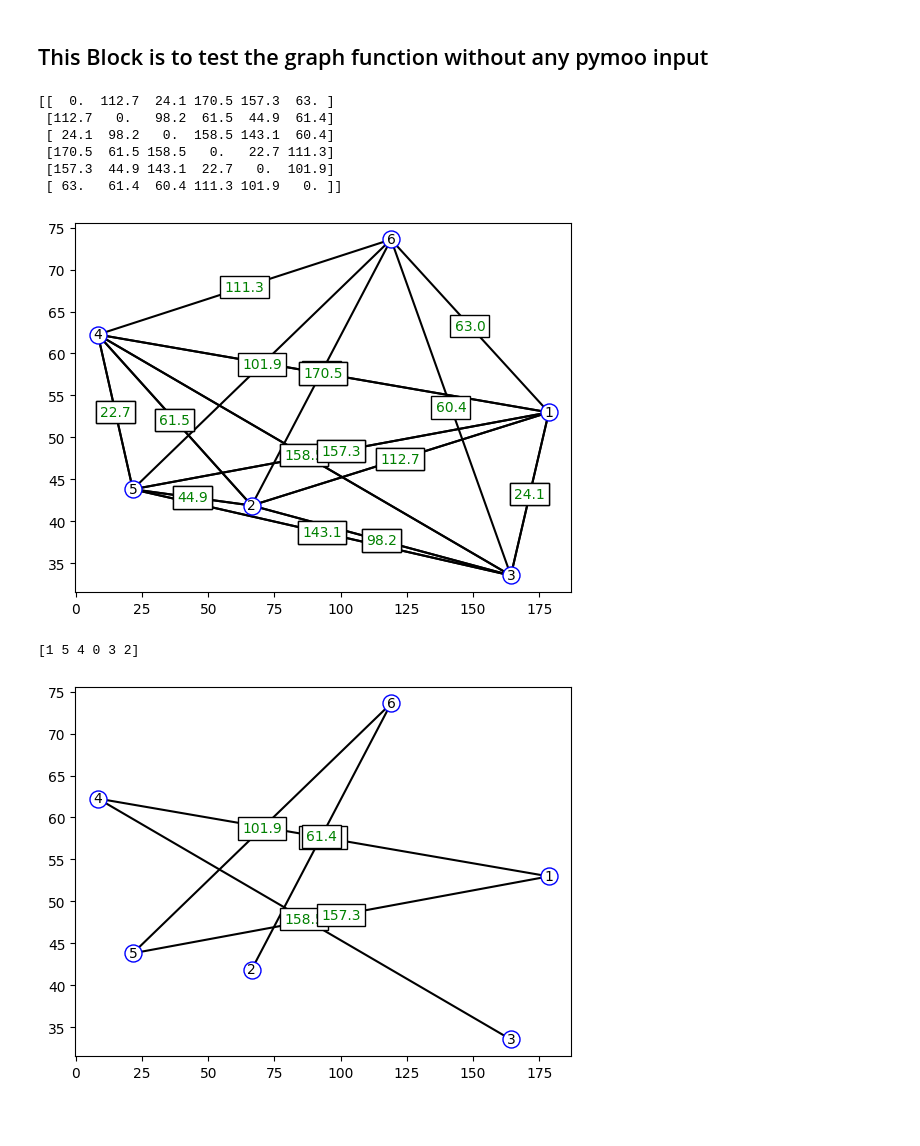
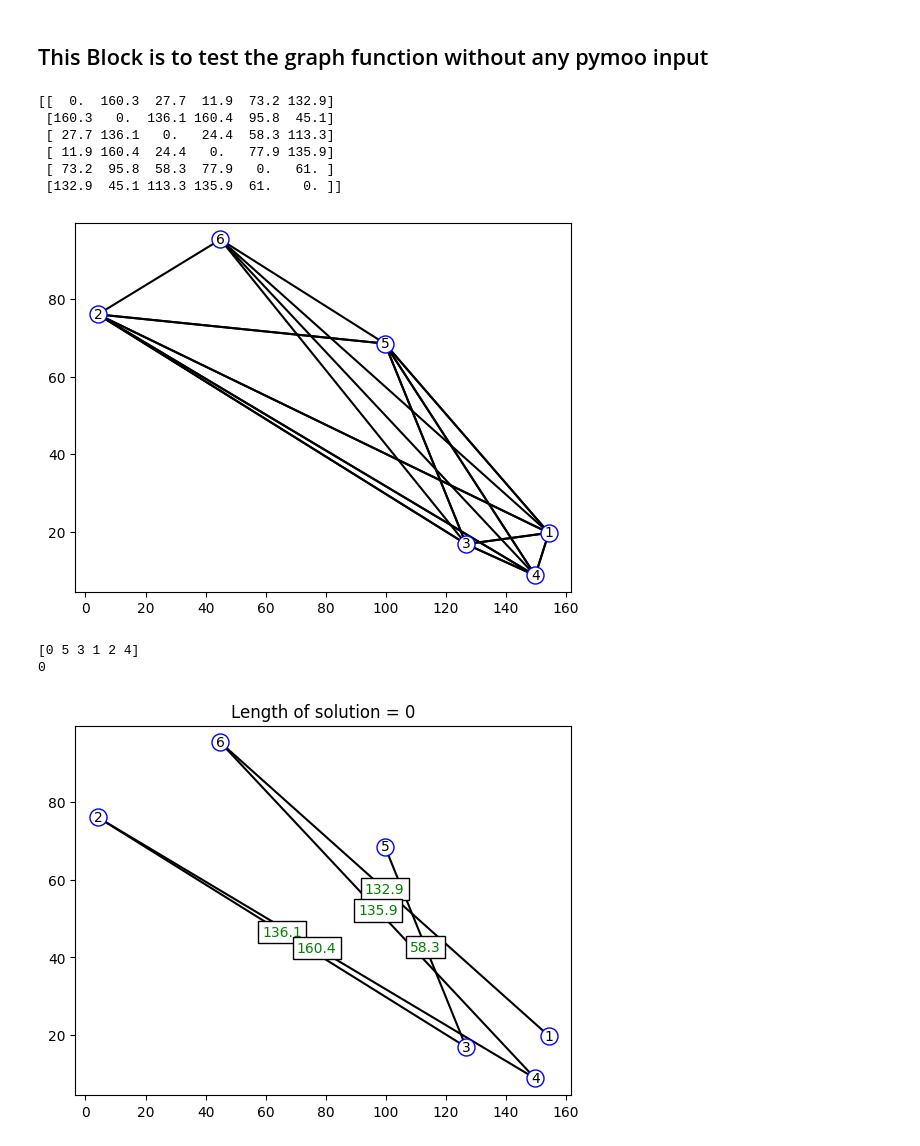
Before and after one commit to AshtonBeresford/Optimization-Research, a Jupyter notebook: longestPathTemp.ipynb, the cells around one changed output. Drawn from its saved outputs; the diff is of its cells as text; code cells hidden in the pictures; blank space fills up the shorter version.

Commit message:
set up title for graph
set it up so that the title would display for the graph automatically

```diff
--- a/longestPathTemp.ipynb
+++ b/longestPathTemp.ipynb
@@ -47,7 +47,6 @@ class Graph:
         self.yc = None
         self.connectivityMatrix= None
         self.score = None
-        self.correctScore= None
         self.genNodes()
 
 
@@ -65,6 +64,8 @@ class Graph:
                     facecolors='white',
                     edgecolors='blue',
                     zorder = 3)
+        if (self.score != None):
+            plt.title("Length of solution = " + str(self.score))
 
         # Displays the ids of each node
         for i in range (0, self.numN):
@@ -91,11 +92,6 @@ class Graph:
                             plt.plot([self.xc[i], self.xc[j]], [self.yc[i], self.yc[j]], color = 'black', zorder = 0)
                         if (showCost == True):
                             plt.text((self.xc[i]+self.xc[j])/2,(self.yc[i]+self.yc[j])/2, s=self.costA[i][j], horizontalalignment='center', verticalalignment='center', zorder = 2, color = 'green', bbox=dict(boxstyle='square', facecolor = 'white', edgecolor='black', zorder=1))
-        # displays the score
-        #self.score = 25
-        #self.correctScore = 35
-        #if self.score is not None:
-                #plt.title( Label = ("Score" + self.score + "   Correct score" + self.correctScore))
 
     # displays the 2d arrays howing the costs between all the nodes
     def showCost(self):
@@ -148,39 +144,25 @@ class Graph:
     # Determines the longest path of the graph
     def setScore(self, score):
         self.score = score
-
-        G = nx.from_numpy_array(self.costA)
-        #for row in self.costA:
-            #for index in self.costA:
-                #print (list(nx.all_simple_paths(G, index, row)))
-                #print("G.nodes: ")
-                #print(G.nodes)
-                #print("G.edges: ")
-                #print(G.edges)
-                #print("row: ")
-                #print(row)
-                #print("index: ")
-                #print(index)
-                #print("test")
 # %% [markdown]
 ## This Block is to test the graph function without any pymoo input
 # %%
 numN = 6
 uppB = 1
 lowB = 0
 precision = 1
-seedNum = 6
+seedNum = 10
 gTest = Graph(numN, uppB, lowB, precision, seedNum)
-gTest.showGraph(showEdges=True, showCost=True, showConnectivityMatrix=False)
+gTest.showGraph(showEdges=True, showCost=False, showConnectivityMatrix=False)
 gTest.showCost()
 # %% [output]
-[[  0.  112.7  24.1 170.5 157.3  63. ]
- [112.7   0.   98.2  61.5  44.9  61.4]
- [ 24.1  98.2   0.  158.5 143.1  60.4]
- [170.5  61.5 158.5   0.   22.7 111.3]
- [157.3  44.9 143.1  22.7   0.  101.9]
- [ 63.   61.4  60.4 111.3 101.9   0. ]]
+[[  0.  160.3  27.7  11.9  73.2 132.9]
+ [160.3   0.  136.1 160.4  95.8  45.1]
+ [ 27.7 136.1   0.   24.4  58.3 113.3]
+ [ 11.9 160.4  24.4   0.   77.9 135.9]
+ [ 73.2  95.8  58.3  77.9   0.   61. ]
+ [132.9  45.1 113.3 135.9  61.    0. ]]
-[figure, old version]
+[figure, new version]
 # %%
 #element wise problem looks at one solution at a time, normal problem would look at all problems at once
 class longestPath(ElementwiseProblem):
@@ -226,6 +208,8 @@ res = minimize(problem,
 gTest.set_connectivity(res.X)
 print(res.X)
 gTest.showGraph(showEdges=True, showCost=True, showConnectivityMatrix=True)
+print(gTest.score)
 # %% [output]
-[1 5 4 0 3 2]
+[0 5 3 1 2 4]
+0
-[figure, old version]
+[figure, new version]
```
Also changed, not shown: parts of 2 cells of this notebook.
